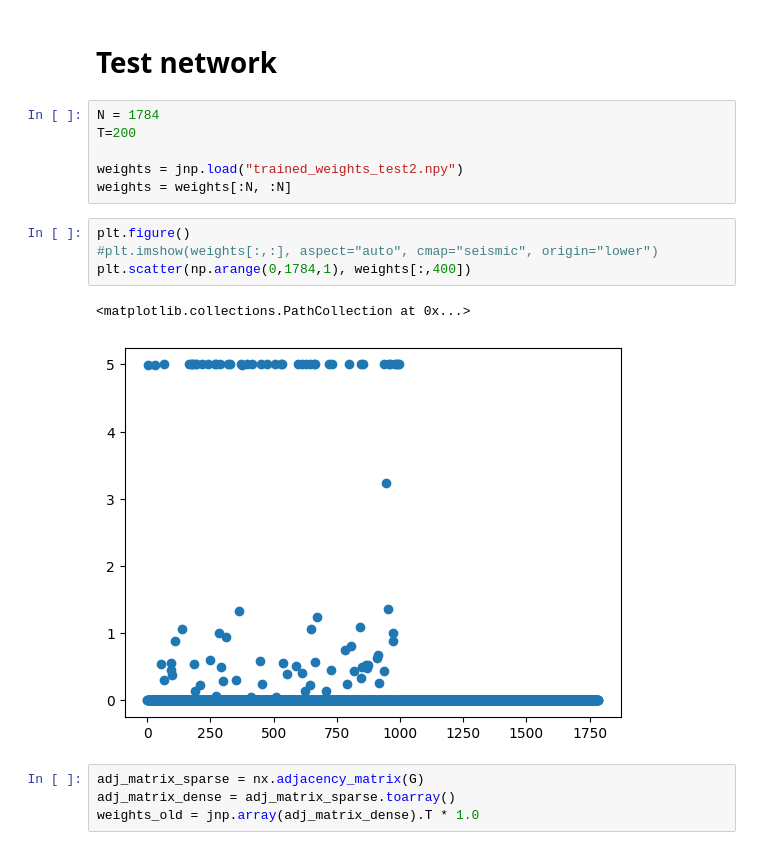
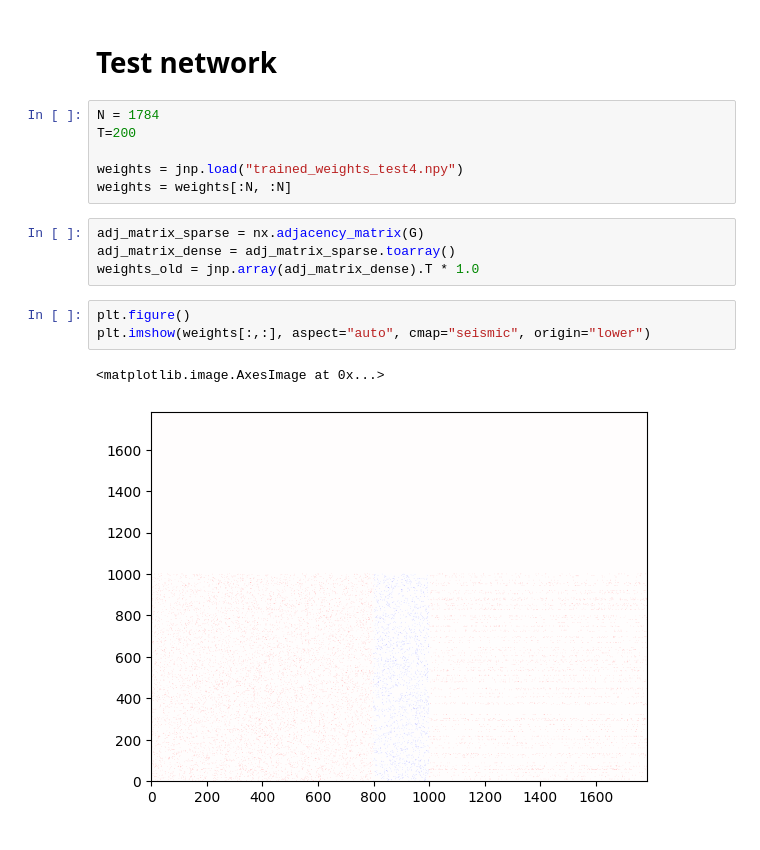
Before and after one commit to ivychad/NMC-Project, a Jupyter notebook: clean_net.ipynb, the cells around one changed output. Drawn from its saved outputs; the diff is of its cells as text.

```diff
--- a/clean_net.ipynb
+++ b/clean_net.ipynb
@@ -526,16 +566,15 @@ Training image: 29
 N = 1784
 T=200
 
-weights = jnp.load("trained_weights_test2.npy")
+weights = jnp.load("trained_weights_test4.npy")
 weights = weights[:N, :N]
-# %%
-plt.figure()
-#plt.imshow(weights[:,:], aspect="auto", cmap="seismic", origin="lower")
-plt.scatter(np.arange(0,1784,1), weights[:,400])
-# %% [output]
-<matplotlib.collections.PathCollection at 0x...>
-[figure, removed]
 # %%
 adj_matrix_sparse = nx.adjacency_matrix(G)
 adj_matrix_dense = adj_matrix_sparse.toarray()
 weights_old = jnp.array(adj_matrix_dense).T * 1.0
+# %%
+plt.figure()
+plt.imshow(weights[:,:], aspect="auto", cmap="seismic", origin="lower")
+# %% [output]
+<matplotlib.image.AxesImage at 0x...>
+[figure, added]
```
Also changed, not shown: parts of 17 cells of this notebook, 5 other files.
